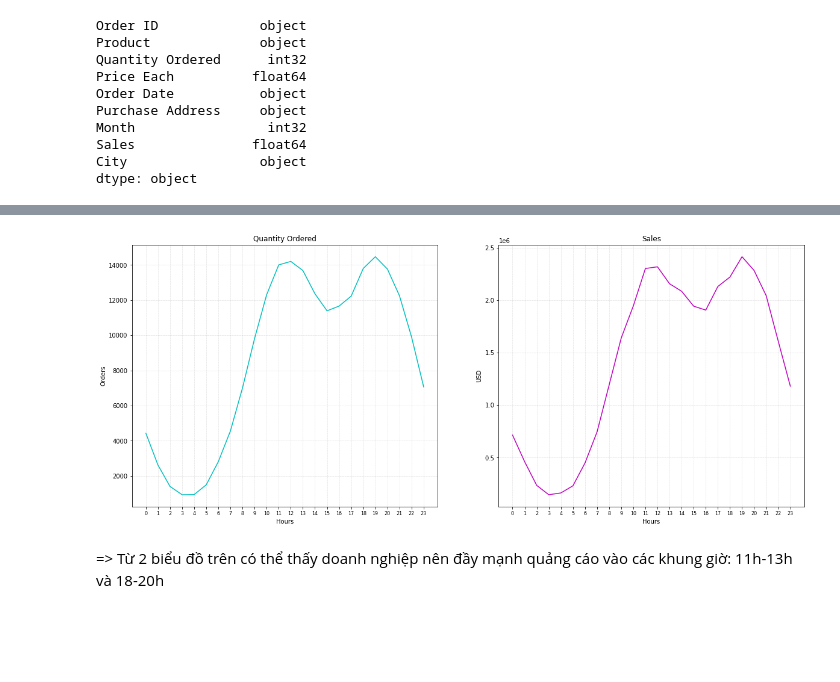
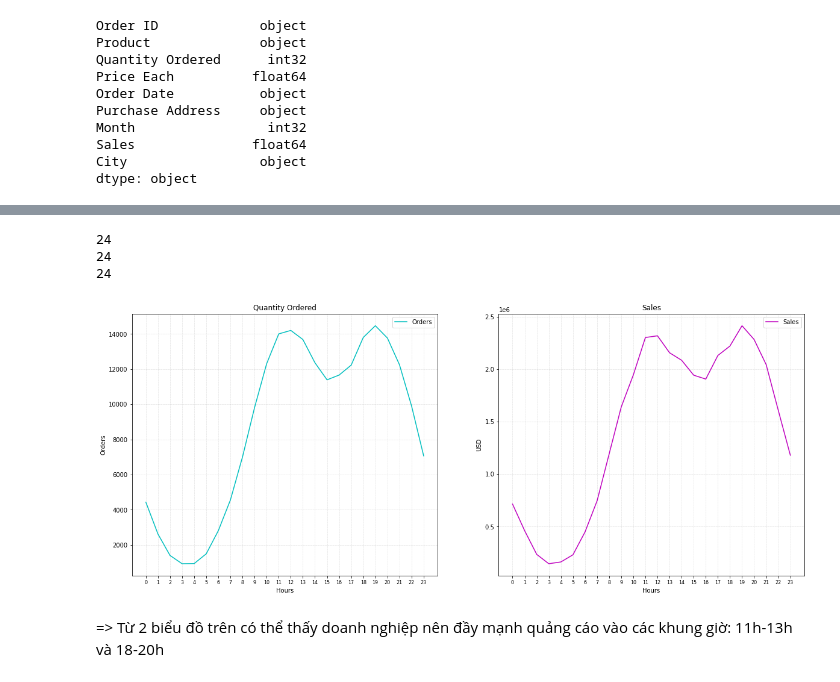
Before and after one commit to NQP27/report-sales-pandas, a Jupyter notebook: repotingSales2023.ipynb, the cells around one changed output, grey strips where cells are left out. Saved outputs shown, nothing was run; the diff lists cells and outputs as text; code cells hidden in the pictures; blank space fills up the shorter version.

```diff
--- a/repotingSales2023.ipynb
+++ b/repotingSales2023.ipynb
@@ -122,0 +145,5 @@ df1
+# %%
+df['Order Date'] = pd.to_datetime(df['Order Date'])
+# Lấy ngày
+df['Date'] = df['Order Date'].dt.date
+df
@@ -276,30 +357,45 @@ Hours      int64
 Sales    float64
 dtype: object
 # %%
-# Vẽ nhiều đồ thị cùng lúc
-Hours=[h for h in range(0,24)]
-plt.subplots(1, 2, figsize=(20, 8)) #1 hàng, 2 cột figsize (20,8)
 
-#Đồ thị thứ nhất
+# Giả sử df3 và df4 đã được định nghĩa trước đó
+Hours = [h for h in range(0, 24)]
+
+# Kiểm tra kích thước
+print(len(Hours))             # Kích thước của Hours
+print(len(df3['Amount']))     # Kích thước của Amount
+print(len(df4['Sales']))      # Kích thước của Sales
+
+plt.subplots(1, 2, figsize=(20, 8))  # 1 hàng, 2 cột
+
+# Đồ thị thứ nhất
 plt.subplot(1, 2, 1)
-plt.plot(Hours , df3['Amount'], c='c')
-plt.grid(ls=':', lw=0.5) #Thêm lưới, ls: line style, lw: line width
-plt.xticks(df3['Hours'], size =8)
+amount_values = df3['Amount'].values.flatten()  # Chuyển đổi thành mảng 1 chiều
+plt.plot(Hours, amount_values, c='c', label='Orders')
+plt.grid(ls=':', lw=0.5)
+plt.xticks(Hours, size=8)
 plt.xlabel("Hours")
 plt.ylabel("Orders")
 plt.title('Quantity Ordered')
+plt.legend()
 
-#Đồ thị thứ hai
+# Đồ thị thứ hai
 plt.subplot(1, 2, 2)
-plt.plot(Hours,df4['Sales'], c='m')
+sales_values = df4['Sales'].values.flatten()  # Chuyển đổi thành mảng 1 chiều
+plt.plot(Hours, sales_values, c='m', label='Sales')
 plt.grid(ls=':', lw=0.5)
-plt.xticks(df4['Hours'], size = 8)
+plt.xticks(Hours, size=8)
 plt.xlabel("Hours")
 plt.ylabel("USD")
 plt.title('Sales')
-plt.show() #Vẽ 2 line graph bên cạnh nhau
+plt.legend()
+
+plt.show()  # Vẽ 2 line graph bên cạnh nhau
 # %% [output]
+24
+24
+24
-[figure, old version]
+[figure, new version]
 # %% [markdown]
 => Từ 2 biểu đồ trên có thể thấy doanh nghiệp nên đầy mạnh quảng cáo vào các khung giờ: 11h-13h và 18-20h
 # %%
```
Also changed, not shown: parts of 23 cells of this notebook, 1 other file.
